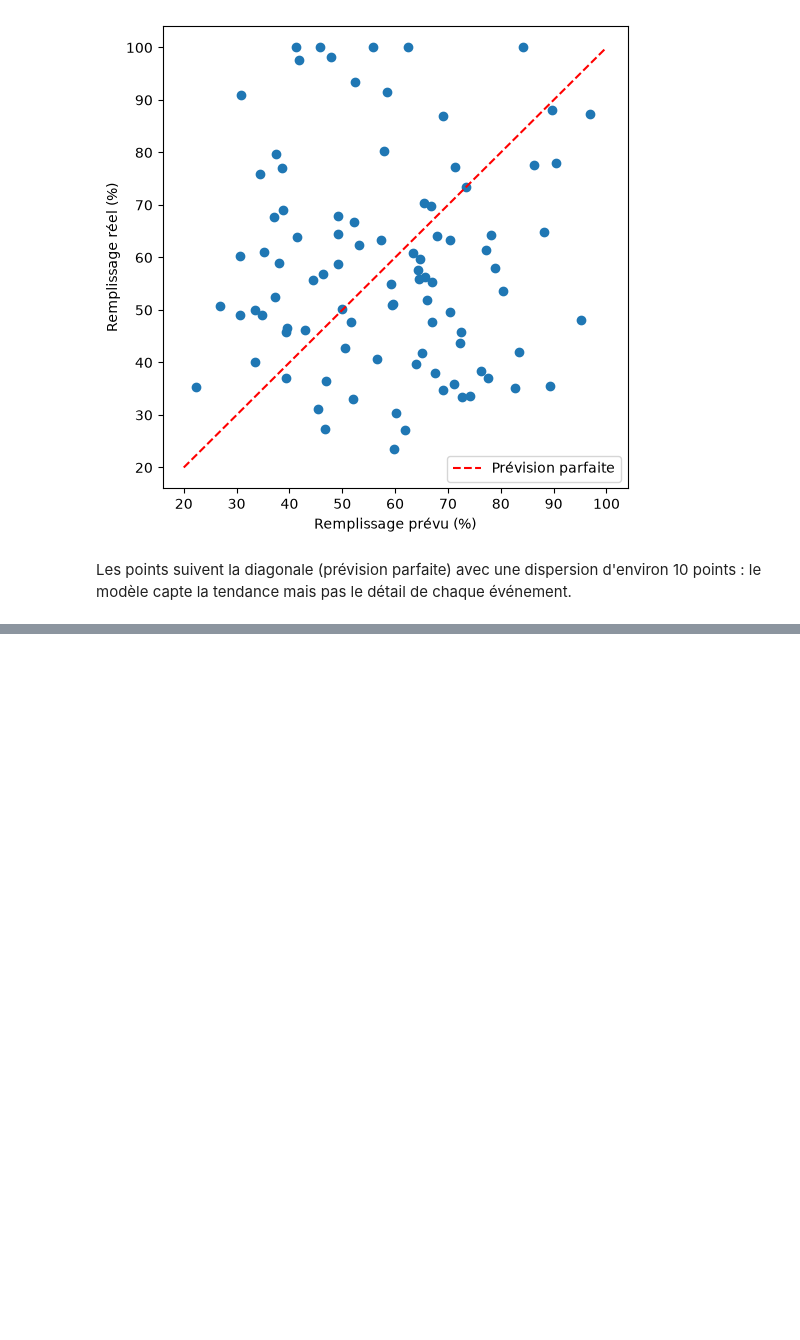
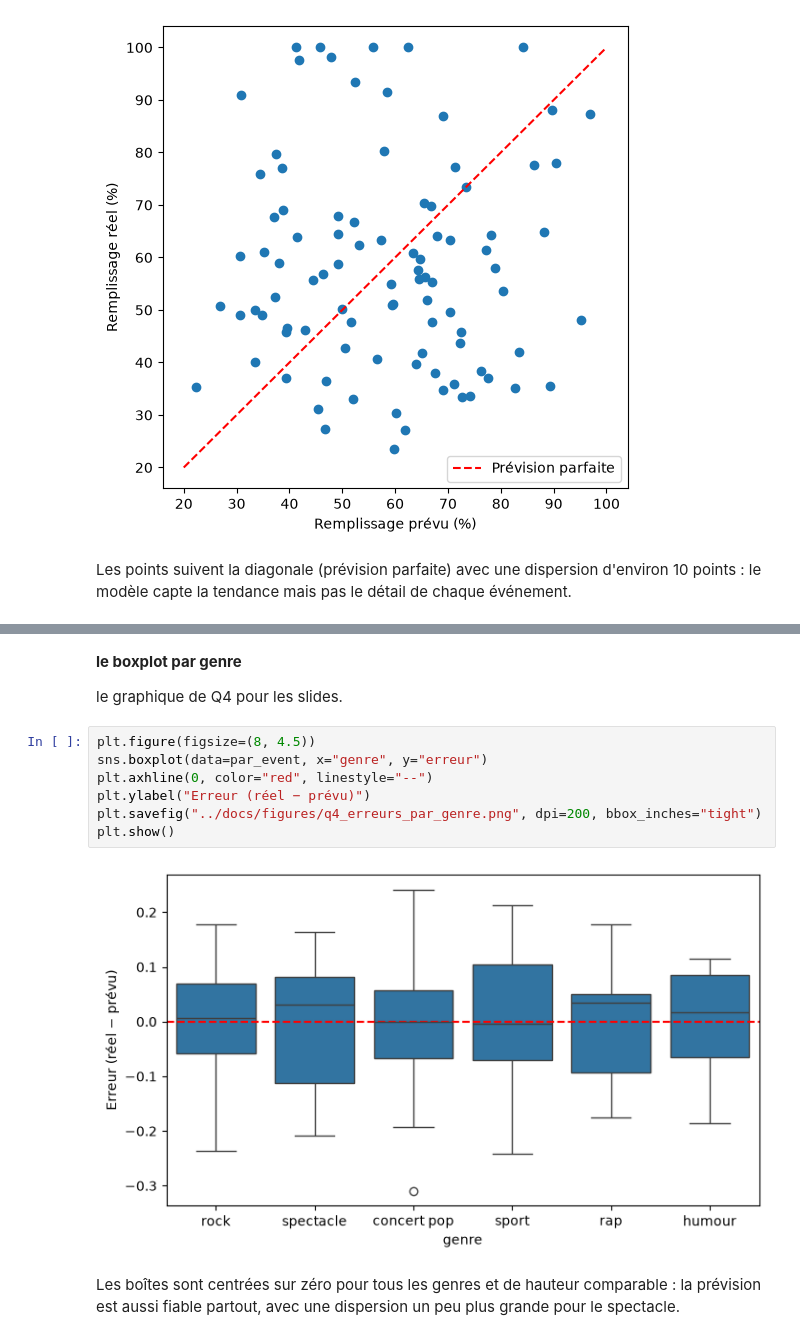
Before and after one commit to Fourkhoub/Projet_DataMining, a Jupyter notebook: notebooks/q3_q4_lounes.ipynb, the cells around one changed output, grey strips where cells are left out. Cells and saved outputs as stored; diff of their text form; blank space fills up the shorter version.

Commit message:
Q4: erreurs par genre, tests statistiques et boxplot

```diff
--- a/notebooks/q3_q4_lounes.ipynb
+++ b/notebooks/q3_q4_lounes.ipynb
@@ -313,0 +369,15 @@ Les points suivent la diagonale (prévision parfaite) avec une dispersion d'envi
+# %% [markdown]
+**le boxplot par genre**
+
+le graphique de Q4 pour les slides.
+# %%
+plt.figure(figsize=(8, 4.5))
+sns.boxplot(data=par_event, x="genre", y="erreur")
+plt.axhline(0, color="red", linestyle="--")
+plt.ylabel("Erreur (réel − prévu)")
+plt.savefig("../docs/figures/q4_erreurs_par_genre.png", dpi=200, bbox_inches="tight")
+plt.show()
+# %% [output]
+[figure, added]
+# %% [markdown]
+Les boîtes sont centrées sur zéro pour tous les genres et de hauteur comparable : la prévision est aussi fiable partout, avec une dispersion un peu plus grande pour le spectacle.
```
Also changed, not shown: parts of 9 cells of this notebook, 1 other file.
